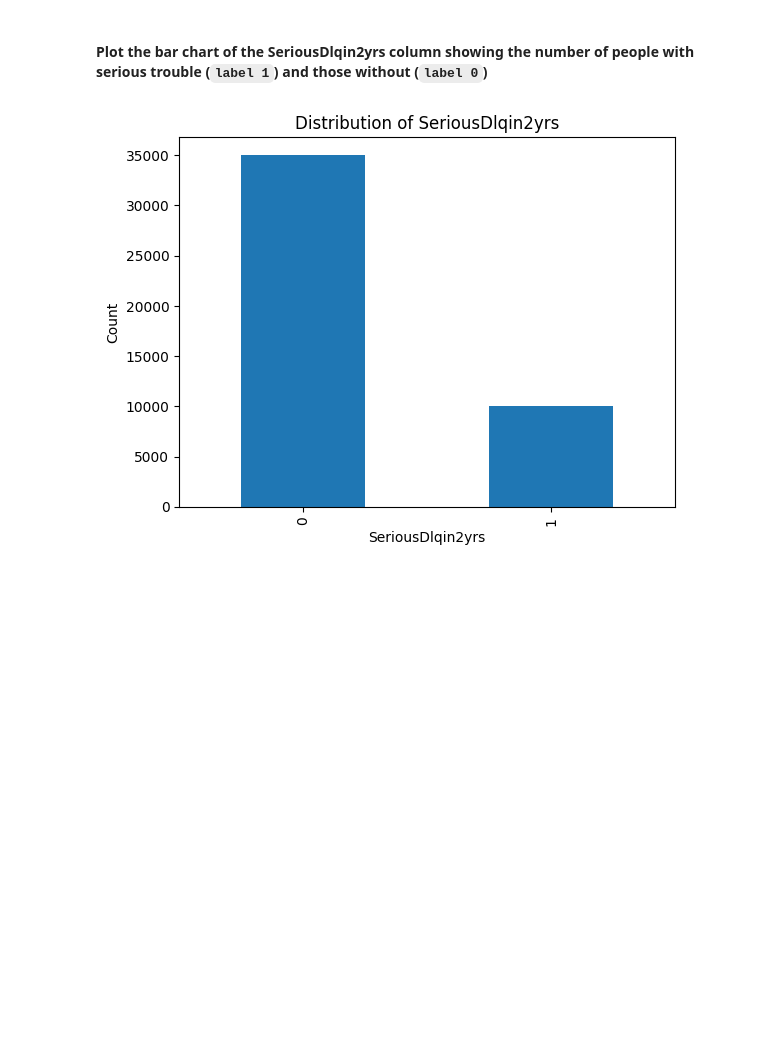
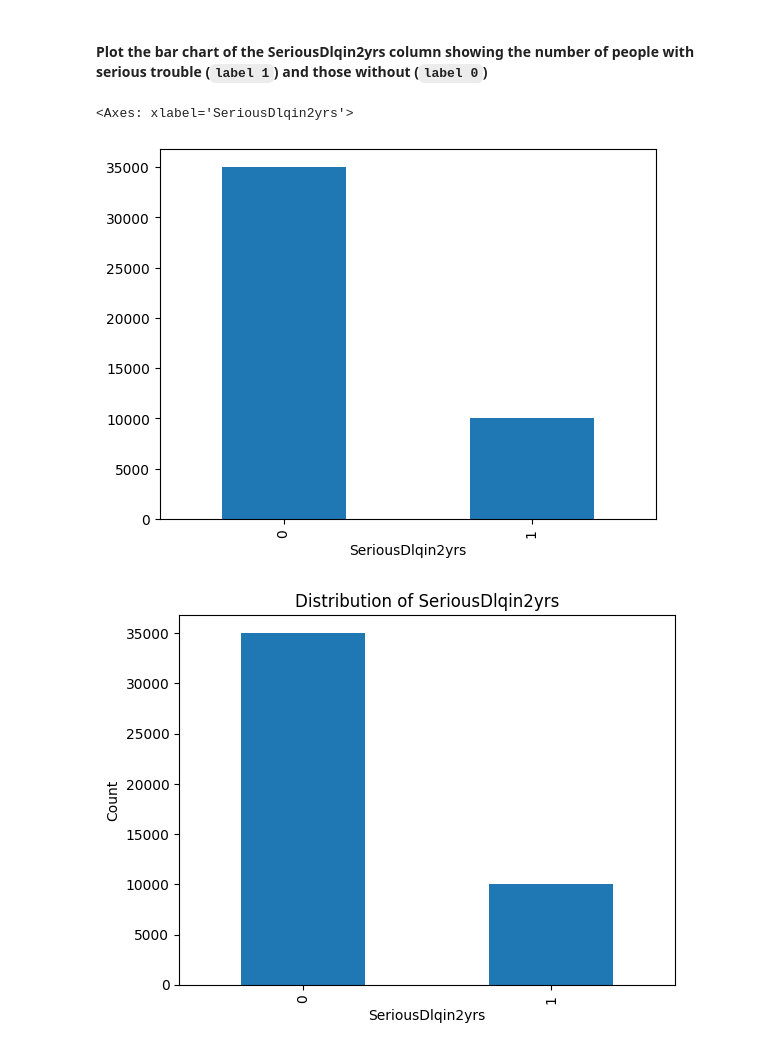
Before and after one commit to whatnirja/PyData2025, a Jupyter notebook: Lab_Week11_LogisticRegression/credit_score_logreg.ipynb, the cells around one changed output. Saved outputs shown, nothing was run; the diff lists cells and outputs as text; code cells hidden in the pictures; blank space fills up the shorter version.

```diff
--- a/Lab_Week11_LogisticRegression/credit_score_logreg.ipynb
+++ b/Lab_Week11_LogisticRegression/credit_score_logreg.ipynb
@@ -87,6 +87,11 @@ Name: count, dtype: int64
 #### Plot the bar chart of the SeriousDlqin2yrs column showing the number of people with serious trouble (`label 1`) and those without (`label 0`)
 # %%
 #your code here
+df_count = df['SeriousDlqin2yrs'].value_counts()
+df_count.plot(kind='bar')
+# %% [output]
+<Axes: xlabel='SeriousDlqin2yrs'>
+[figure, added]
 # %%
 # %% [output]
 [figure]
```
Also changed, not shown: parts of 9 cells of this notebook, 7 other files.
